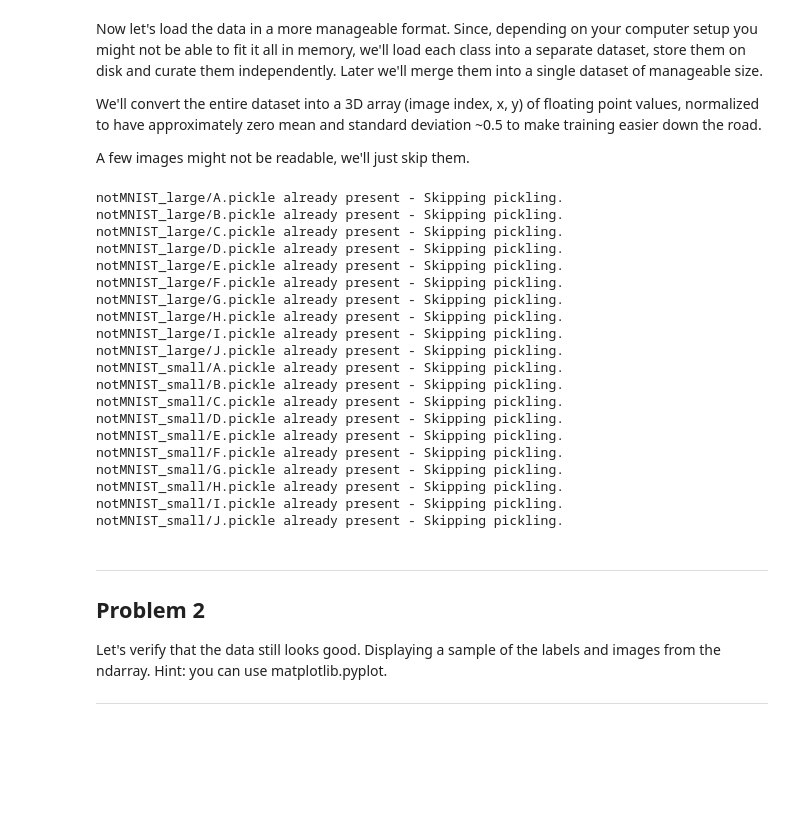
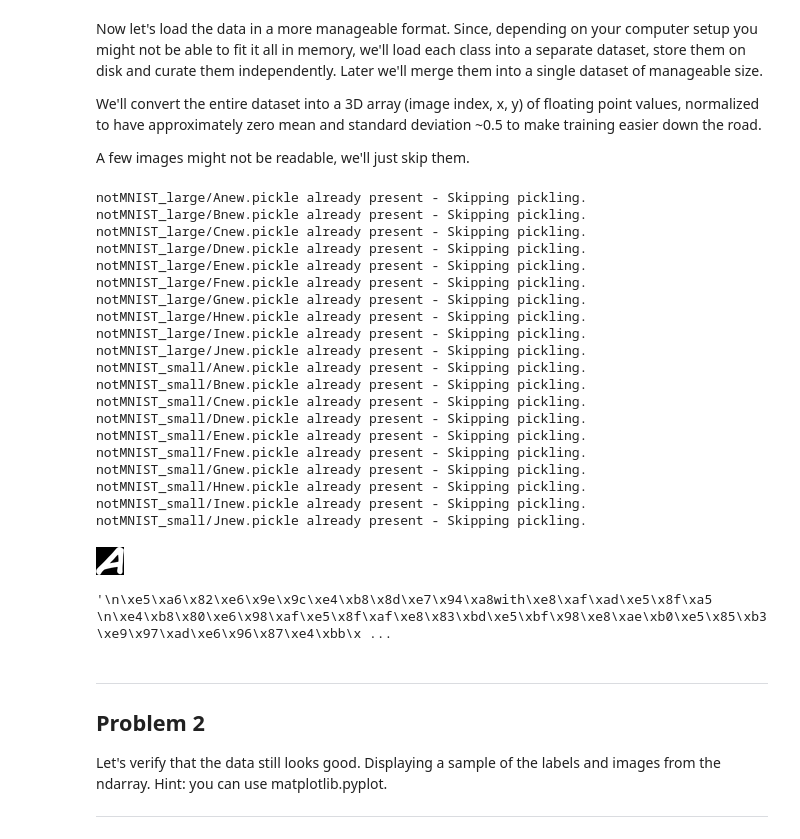
Before and after one commit to stgIww/learn, a Jupyter notebook: udacity/deeplearning/1_notmnist.ipynb, the cells around one changed output. Cells and saved outputs as stored; diff of their text form; code cells hidden in the pictures; blank space fills up the shorter version.

```diff
--- a/udacity/deeplearning/1_notmnist.ipynb
+++ b/udacity/deeplearning/1_notmnist.ipynb
@@ -151,54 +151,57 @@ def load_letter(folder, min_num_images):
 
 def maybe_pickle(data_folders, min_num_images_per_class, force=False):
   dataset_names = []
   for folder in data_folders:
-    set_filename = folder + '.pickle'
+    set_filename = folder + 'new.pickle'
     dataset_names.append(set_filename)
     if os.path.exists(set_filename) and not force:
       # You may override by setting force=True.
       print('%s already present - Skipping pickling.' % set_filename)
     else:
       print('Pickling %s.' % set_filename)
       dataset = load_letter(folder, min_num_images_per_class)
       try:
         with open(set_filename, 'wb') as f:
           pickle.dump(dataset, f, pickle.HIGHEST_PROTOCOL)
       except Exception as e:
         print('Unable to save data to', set_filename, ':', e)
 
   return dataset_names
 
 train_datasets = maybe_pickle(train_folders, 45000)
 test_datasets = maybe_pickle(test_folders, 1800)
+display(Image(filename="notMNIST_small/A/Q0NXaWxkV29yZHMtQm9sZEl0YWxpYy50dGY=.png"))
 '''
 如果不用with语句
 一是可能忘记关闭文件句柄；
 二是文件读取数据发生异常，没有进行任何处理
 with还可以很好的处理上下文环境产生的异常,紧跟with后面的语句被求值后，
 返回对象的 __enter__() 方法被调用，这个方法的返回值将被赋值给as后面的变量。
 当with后面的代码块全部被执行完之后，将调用前面返回对象的 __exit__()方法
 '''
 # %% [output]
-notMNIST_large/A.pickle already present - Skipping pickling.
-notMNIST_large/B.pickle already present - Skipping pickling.
-notMNIST_large/C.pickle already present - Skipping pickling.
-notMNIST_large/D.pickle already present - Skipping pickling.
-notMNIST_large/E.pickle already present - Skipping pickling.
-notMNIST_large/F.pickle already present - Skipping pickling.
-notMNIST_large/G.pickle already present - Skipping pickling.
-notMNIST_large/H.pickle already present - Skipping pickling.
-notMNIST_large/I.pickle already present - Skipping pickling.
-notMNIST_large/J.pickle already present - Skipping pickling.
-notMNIST_small/A.pickle already present - Skipping pickling.
-notMNIST_small/B.pickle already present - Skipping pickling.
-notMNIST_small/C.pickle already present - Skipping pickling.
-notMNIST_small/D.pickle already present - Skipping pickling.
-notMNIST_small/E.pickle already present - Skipping pickling.
-notMNIST_small/F.pickle already present - Skipping pickling.
-notMNIST_small/G.pickle already present - Skipping pickling.
-notMNIST_small/H.pickle already present - Skipping pickling.
-notMNIST_small/I.pickle already present - Skipping pickling.
-notMNIST_small/J.pickle already present - Skipping pickling.
+notMNIST_large/Anew.pickle already present - Skipping pickling.
+notMNIST_large/Bnew.pickle already present - Skipping pickling.
+notMNIST_large/Cnew.pickle already present - Skipping pickling.
+notMNIST_large/Dnew.pickle already present - Skipping pickling.
+notMNIST_large/Enew.pickle already present - Skipping pickling.
+notMNIST_large/Fnew.pickle already present - Skipping pickling.
+notMNIST_large/Gnew.pickle already present - Skipping pickling.
+notMNIST_large/Hnew.pickle already present - Skipping pickling.
+notMNIST_large/Inew.pickle already present - Skipping pickling.
+notMNIST_large/Jnew.pickle already present - Skipping pickling.
+notMNIST_small/Anew.pickle already present - Skipping pickling.
+notMNIST_small/Bnew.pickle already present - Skipping pickling.
+notMNIST_small/Cnew.pickle already present - Skipping pickling.
+notMNIST_small/Dnew.pickle already present - Skipping pickling.
+notMNIST_small/Enew.pickle already present - Skipping pickling.
+notMNIST_small/Fnew.pickle already present - Skipping pickling.
+notMNIST_small/Gnew.pickle already present - Skipping pickling.
+notMNIST_small/Hnew.pickle already present - Skipping pickling.
+notMNIST_small/Inew.pickle already present - Skipping pickling.
+notMNIST_small/Jnew.pickle already present - Skipping pickling.
+[figure, added]
+'\n\xe5\xa6\x82\xe6\x9e\x9c\xe4\xb8\x8d\xe7\x94\xa8with\xe8\xaf\xad\xe5\x8f\xa5 \n\xe4\xb8\x80\xe6\x98\xaf\xe5\x8f\xaf\xe8\x83\xbd\xe5\xbf\x98\xe8\xae\xb0\xe5\x85\xb3\xe9\x97\xad\xe6\x96\x87\xe4\xbb\x ...
 # %% [markdown]
 ---
 Problem 2
```
Also changed, not shown: parts of 6 cells of this notebook, 4 other files.
